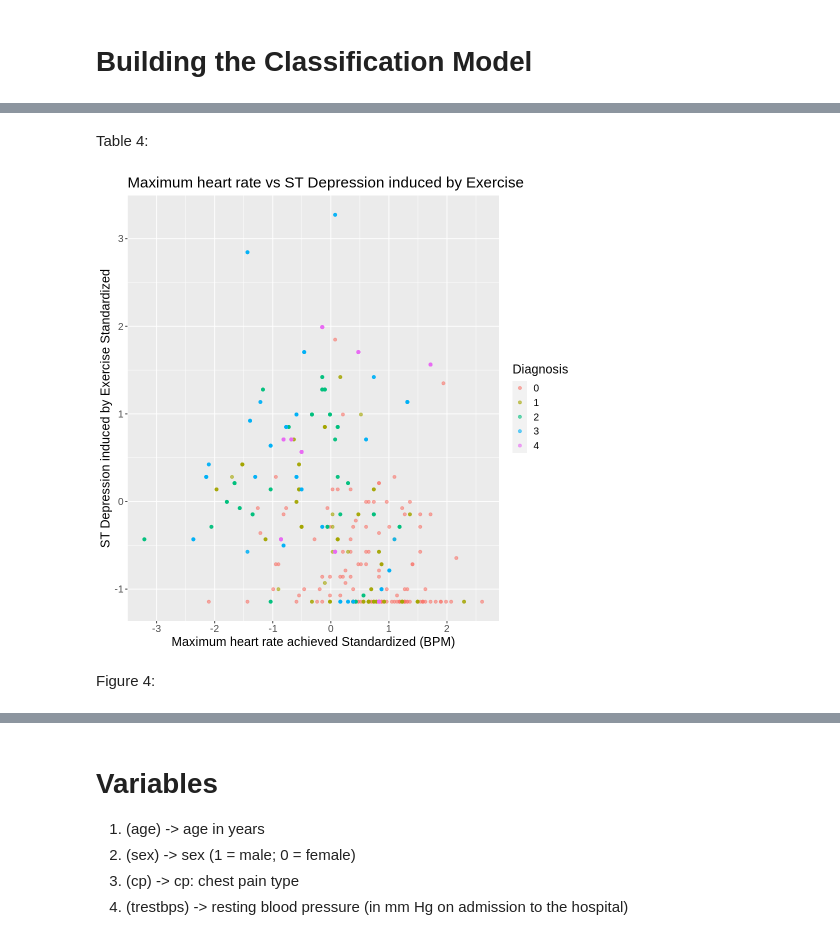
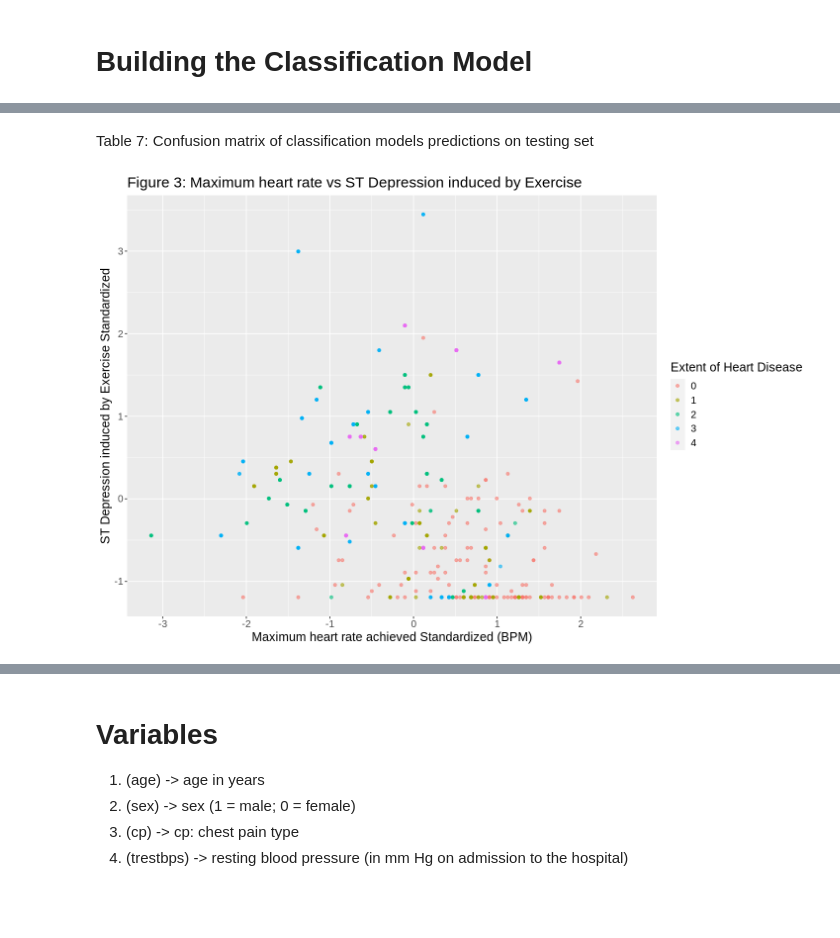
Before and after one commit to mikayladitosto/dsci-100-2023s1-group-14, a Jupyter notebook: Project.ipynb, the cells around one changed output, grey strips where cells are left out. Saved outputs shown, nothing was run; the diff lists cells and outputs as text; code cells hidden in the pictures; blank space fills up the shorter version.

```diff
--- a/Project.ipynb
+++ b/Project.ipynb
@@ -384,19 +373,18 @@ Prediction  0  1  2  3  4
          4  2  0  0  0  0
-# %% [markdown]
-Table 4:
+# %% [markdown]
+Table 7: Confusion matrix of classification models predictions on testing set
 # %%
 upsampled_cleveland_scaled <- upsampled_cleveland |>
 mutate(across(age:thal, scale))
 
+options(repr.plot.height = 8, repr.plot.width = 12)
 cleveland_plot <- upsampled_cleveland_scaled |>
 ggplot(aes(x = thalach, y = oldpeak, color = num)) +
 geom_point(alpha = 0.6) +
 labs(x = "Maximum heart rate achieved Standardized (BPM)", y = "ST Depression induced by Exercise Standardized",
-color = "Diagnosis") +
+color = "Extent of Heart Disease") +
 theme(text = element_text(size = 15)) +
-ggtitle("Maximum heart rate vs ST Depression induced by Exercise")
+ggtitle("Figure 3: Maximum heart rate vs ST Depression induced by Exercise")
 cleveland_plot
 # %% [output]
-[figure, old version]
+[figure, new version]
-# %% [markdown]
-Figure 4:
```
Also changed, not shown: parts of 48 cells of this notebook.
